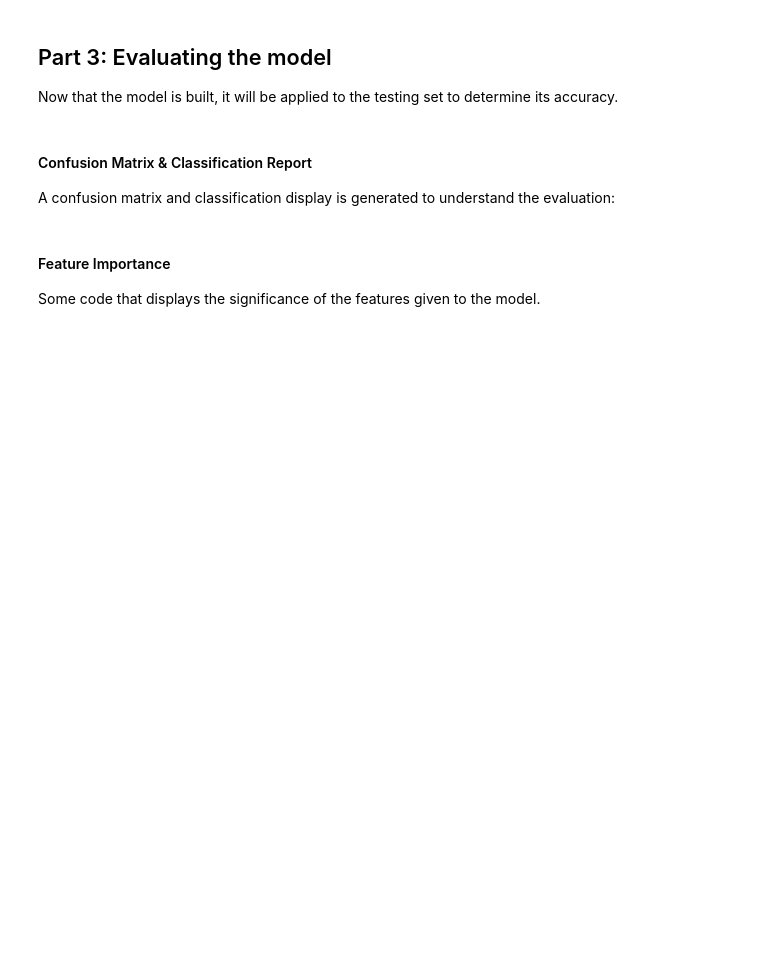
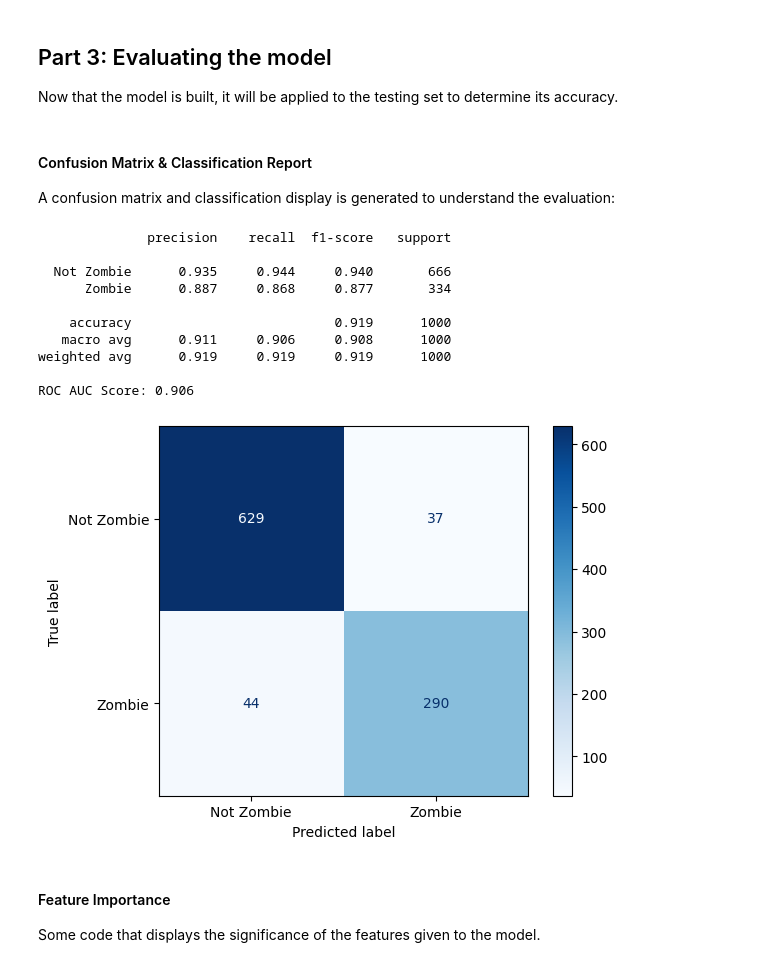
Before and after one commit to AEnyioko/Zombie, a Jupyter notebook: Zombie Project.ipynb, the cells around one changed output. Saved outputs shown, nothing was run; the diff lists cells and outputs as text; code cells hidden in the pictures; blank space fills up the shorter version.

```diff
--- a/Zombie Project.ipynb
+++ b/Zombie Project.ipynb
@@ -80,15 +96,30 @@ y_pred = clf.predict(x_test_encoded)
 A confusion matrix and classification display is generated to understand the evaluation:
 # %%
 from sklearn.metrics import ConfusionMatrixDisplay
+from sklearn.metrics import roc_auc_score
 
 # view the classification report
 print(classification_report(y_test, y_pred, target_names=['Not Zombie', 'Zombie'], digits=3))
 
 # print the confusion matrix
 cm = confusion_matrix(y_test, y_pred, labels=clf.classes_)
 disp = ConfusionMatrixDisplay(confusion_matrix=cm, display_labels=['Not Zombie', 'Zombie'])
+roc_auc_score(y_test, y_pred)
+print(f'ROC AUC Score: {roc_auc_score(y_test, y_pred):.3f}')
 disp.plot(cmap=plt.cm.Blues)
 plt.show()
+# %% [output]
+              precision    recall  f1-score   support
+
+  Not Zombie      0.935     0.944     0.940       666
+      Zombie      0.887     0.868     0.877       334
+
+    accuracy                          0.919      1000
+   macro avg      0.911     0.906     0.908      1000
+weighted avg      0.919     0.919     0.919      1000
+
+ROC AUC Score: 0.906
+[figure, added]
 # %% [markdown]
 #### Feature Importance
 Some code that displays the significance of the features given to the model.
```
Also changed, not shown: parts of 13 cells of this notebook.
